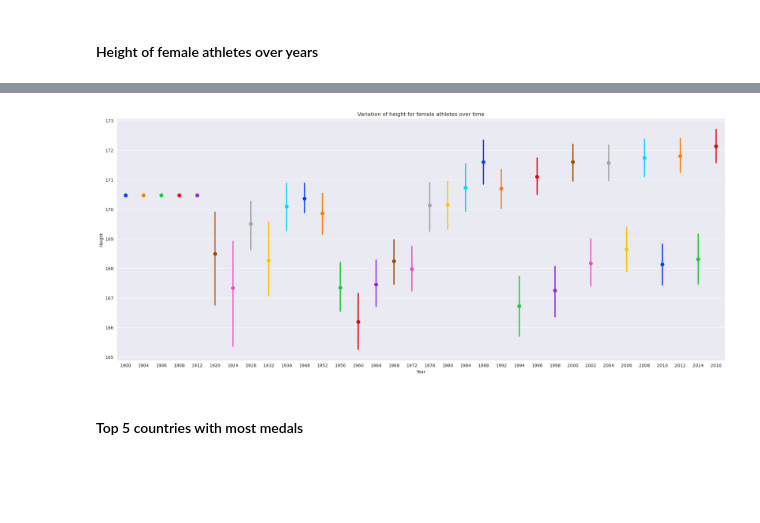
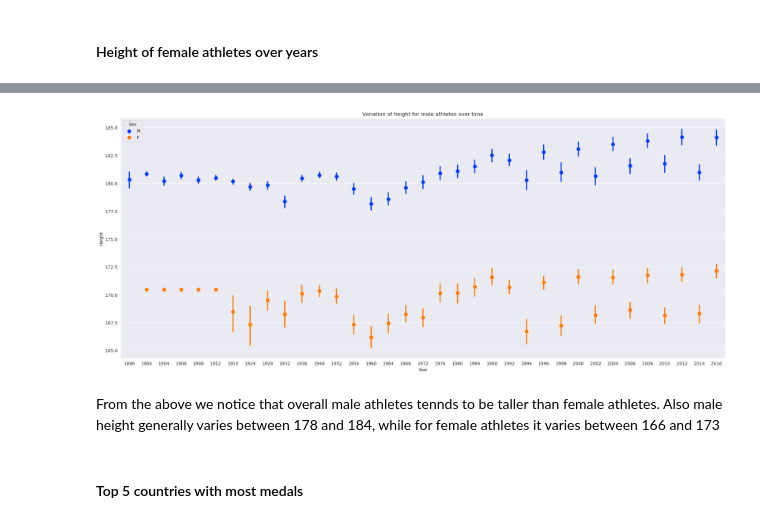
Before and after one commit to JulienAganze/EDA_Olympic_Games, a Jupyter notebook: EDA_Olympic_Games.ipynb, the cells around one changed output, grey strips where cells are left out. Drawn from its saved outputs; the diff is of its cells as text; code cells hidden in the pictures; blank space fills up the shorter version.

```diff
--- a/EDA_Olympic_Games.ipynb
+++ b/EDA_Olympic_Games.ipynb
@@ -422,16 +407,16 @@ plt.show()
 # %%
-dtf1 = df.loc[df['Sex']=='F']
+sns.set_style("darkgrid")
+plt.figure(figsize=(25,10))
+sns.pointplot(
+data=df, x=df['Year'], y=df['Height'],
+estimator='mean',join=False, palette='bright',hue='Sex')
+plt.title('Variation of height for male athletes over time')
+#plt.tight_layout()
+plt.show()
+# %% [output]
+[figure, added]
-# %%
-plt.figure(figsize=(25,10))
-sns.pointplot(
-    data=dtf1, x=dtf1['Year'], y=dtf1['Height'],
-    join=False, palette='bright'
-)
-plt.title('Variation of height for female athletes over time')
-#plt.tight_layout()
-plt.show()
-# %% [output]
-[figure, removed]
+# %% [markdown]
+From the above we notice that overall male athletes tennds to be taller than female athletes. Also male height generally varies between 178 and 184, while for female athletes it varies between 166 and 173
 # %% [markdown]
 #### Top 5 countries with most medals
 # %%
```
Also changed, not shown: parts of 28 cells of this notebook.
